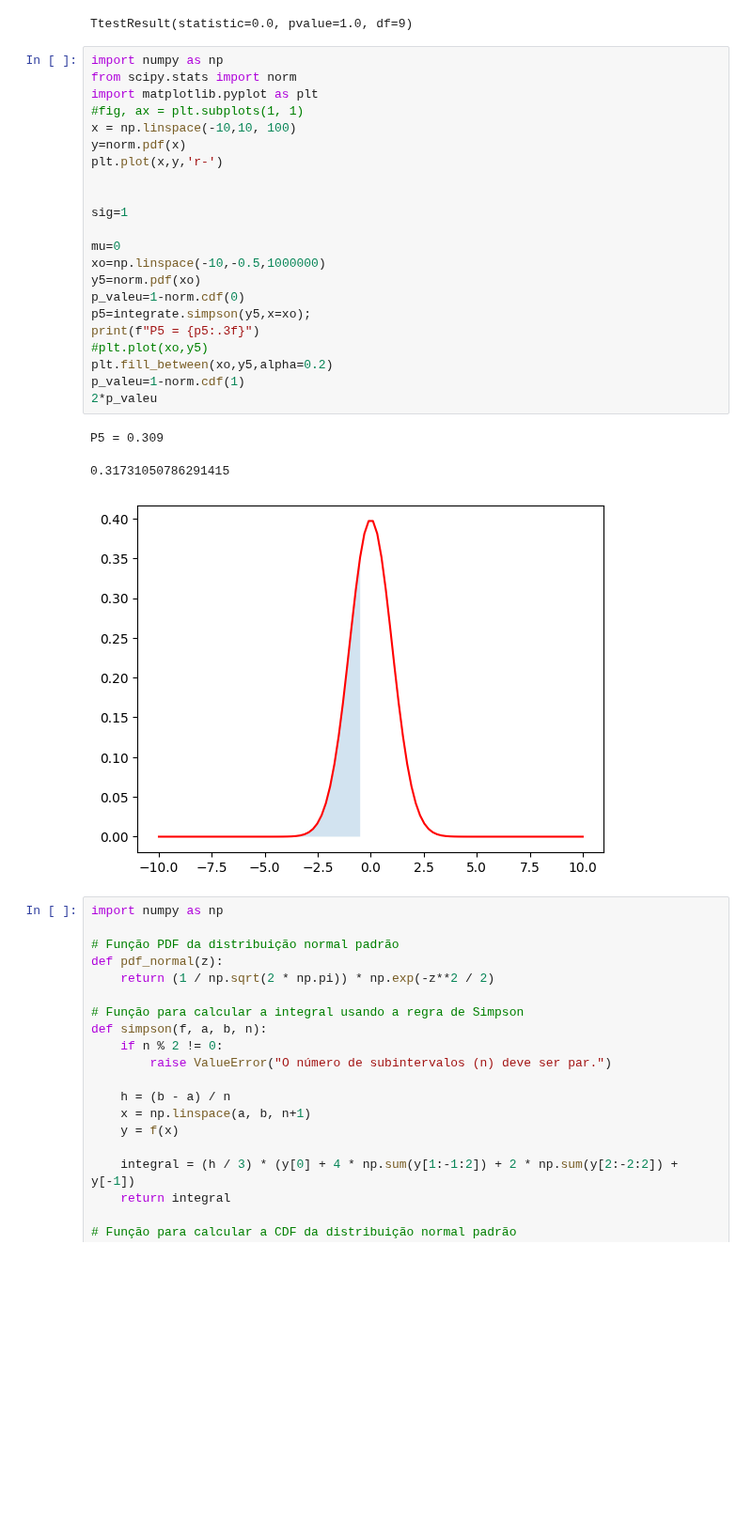
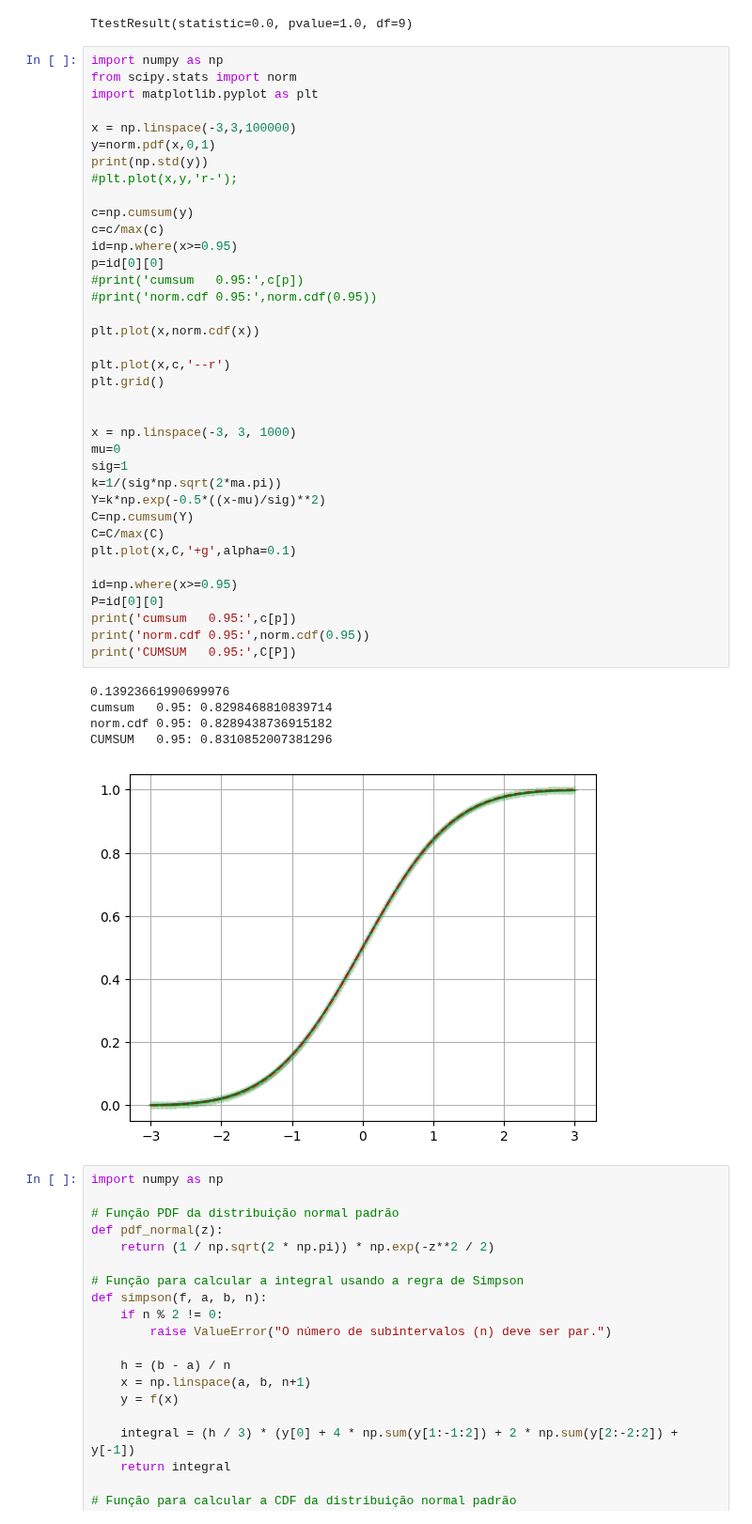
Before and after one commit to albertoakel/EBAC, a Jupyter notebook: notebook/Revisão_estatistica.ipynb, the cells around one changed output. Shown at 94% size. Drawn from its saved outputs; the diff is of its cells as text; blank space fills up the shorter version.

```diff
--- a/notebook/Revisão_estatistica.ipynb
+++ b/notebook/Revisão_estatistica.ipynb
@@ -222,32 +232,49 @@ resultado
 Estatística t: 0.0
 Valor-p: 1.0
 TtestResult(statistic=0.0, pvalue=1.0, df=9)
-# %%
-import numpy as np
-from scipy.stats import norm
-import matplotlib.pyplot as plt
-#fig, ax = plt.subplots(1, 1)
-x = np.linspace(-10,10, 100)
-y=norm.pdf(x)
-plt.plot(x,y,'r-')
-
-
-sig=1
-
-mu=0
-xo=np.linspace(-10,-0.5,1000000)
-y5=norm.pdf(xo)
-p_valeu=1-norm.cdf(0)
-p5=integrate.simpson(y5,x=xo);
-print(f"P5 = {p5:.3f}")
-#plt.plot(xo,y5)
-plt.fill_between(xo,y5,alpha=0.2)
-p_valeu=1-norm.cdf(1)
-2*p_valeu
-# %% [output]
-P5 = 0.309
-0.31731050786291415
-[figure, removed]
+# %%
+import numpy as np
+from scipy.stats import norm
+import matplotlib.pyplot as plt
+
+x = np.linspace(-3,3,100000)
+y=norm.pdf(x,0,1)
+print(np.std(y))
+#plt.plot(x,y,'r-');
+
+c=np.cumsum(y)
+c=c/max(c)
+id=np.where(x>=0.95)
+p=id[0][0]
+#print('cumsum   0.95:',c[p])
+#print('norm.cdf 0.95:',norm.cdf(0.95))
+
+plt.plot(x,norm.cdf(x))
+
+plt.plot(x,c,'--r')
+plt.grid()
+
+
+x = np.linspace(-3, 3, 1000)
+mu=0
+sig=1
+k=1/(sig*np.sqrt(2*ma.pi))
+Y=k*np.exp(-0.5*((x-mu)/sig)**2)
+C=np.cumsum(Y)
+C=C/max(C)
+plt.plot(x,C,'+g',alpha=0.1)
+
+id=np.where(x>=0.95)
+P=id[0][0]
+print('cumsum   0.95:',c[p])
+print('norm.cdf 0.95:',norm.cdf(0.95))
+print('CUMSUM   0.95:',C[P])
+# %% [output]
+0.13923661990699976
+cumsum   0.95: 0.8298468810839714
+norm.cdf 0.95: 0.8289438736915182
+CUMSUM   0.95: 0.8310852007381296
+[figure, added]
 # %%
 import numpy as np
 
```
Also changed, not shown: parts of 5 cells of this notebook.
